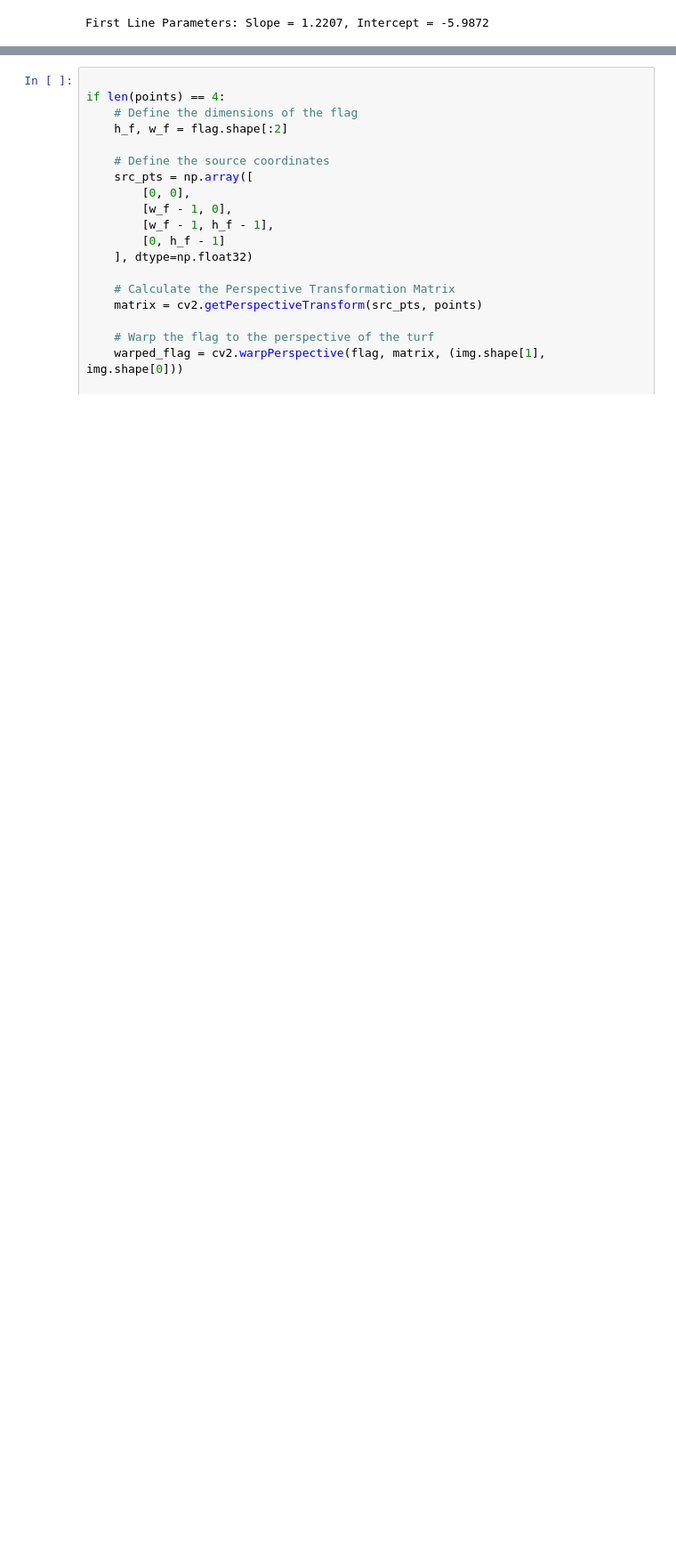
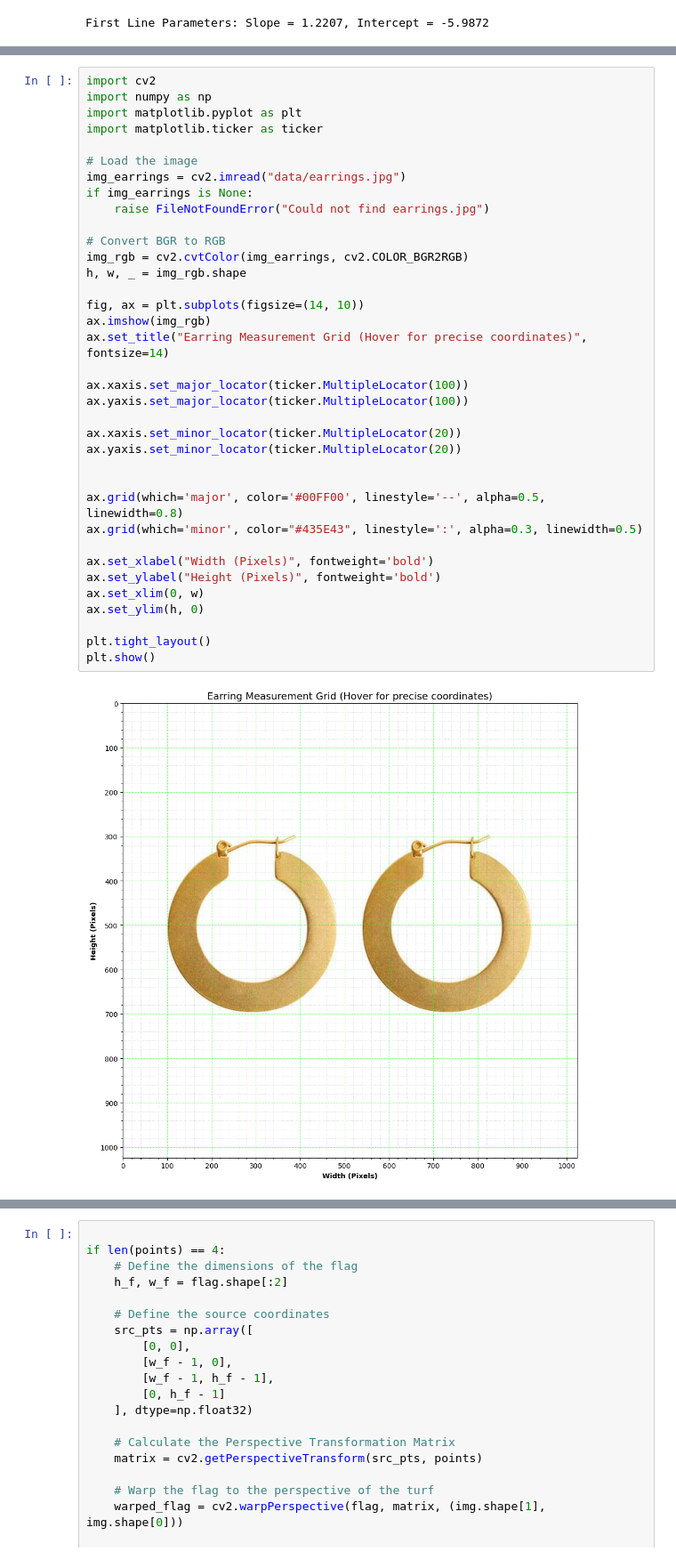
Before and after one commit to TharushiDinushika/Fitting-and-Alignment, a Jupyter notebook: FittingandAlignment.ipynb, the cells around one changed output, grey strips where cells are left out. Shown at 89% size. Saved outputs shown, nothing was run; the diff lists cells and outputs as text; blank space fills up the shorter version.

Commit message:
height and width pixel count calculation of earing image

```diff
--- a/FittingandAlignment.ipynb
+++ b/FittingandAlignment.ipynb
@@ -96,0 +105,38 @@ Line 3: Slope = 1.2734, Intercept = -6.0581
+# %%
+import cv2
+import numpy as np
+import matplotlib.pyplot as plt
+import matplotlib.ticker as ticker
+
+# Load the image
+img_earrings = cv2.imread("data/earrings.jpg")
+if img_earrings is None:
+    raise FileNotFoundError("Could not find earrings.jpg")
+
+# Convert BGR to RGB
+img_rgb = cv2.cvtColor(img_earrings, cv2.COLOR_BGR2RGB)
+h, w, _ = img_rgb.shape
+
+fig, ax = plt.subplots(figsize=(14, 10))
+ax.imshow(img_rgb)
+ax.set_title("Earring Measurement Grid (Hover for precise coordinates)", fontsize=14)
+
+ax.xaxis.set_major_locator(ticker.MultipleLocator(100))
+ax.yaxis.set_major_locator(ticker.MultipleLocator(100))
+
+ax.xaxis.set_minor_locator(ticker.MultipleLocator(20))
+ax.yaxis.set_minor_locator(ticker.MultipleLocator(20))
+
+
+ax.grid(which='major', color='#00FF00', linestyle='--', alpha=0.5, linewidth=0.8)
+ax.grid(which='minor', color="#435E43", linestyle=':', alpha=0.3, linewidth=0.5)
+
+ax.set_xlabel("Width (Pixels)", fontweight='bold')
+ax.set_ylabel("Height (Pixels)", fontweight='bold')
+ax.set_xlim(0, w)
+ax.set_ylim(h, 0)
+
+plt.tight_layout()
+plt.show()
+# %% [output]
+[figure, added]
```
Also changed, not shown: parts of 7 cells of this notebook.
